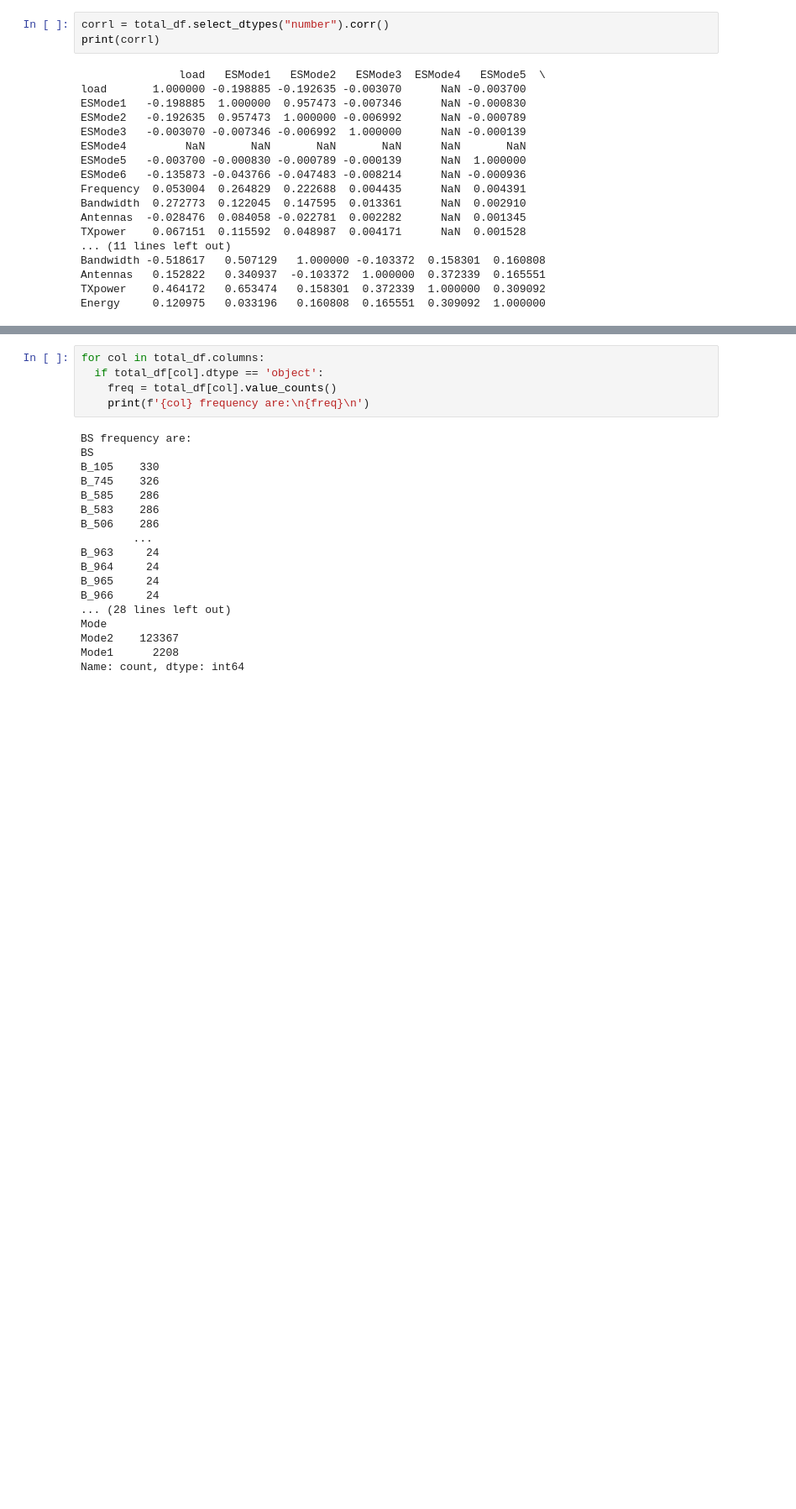
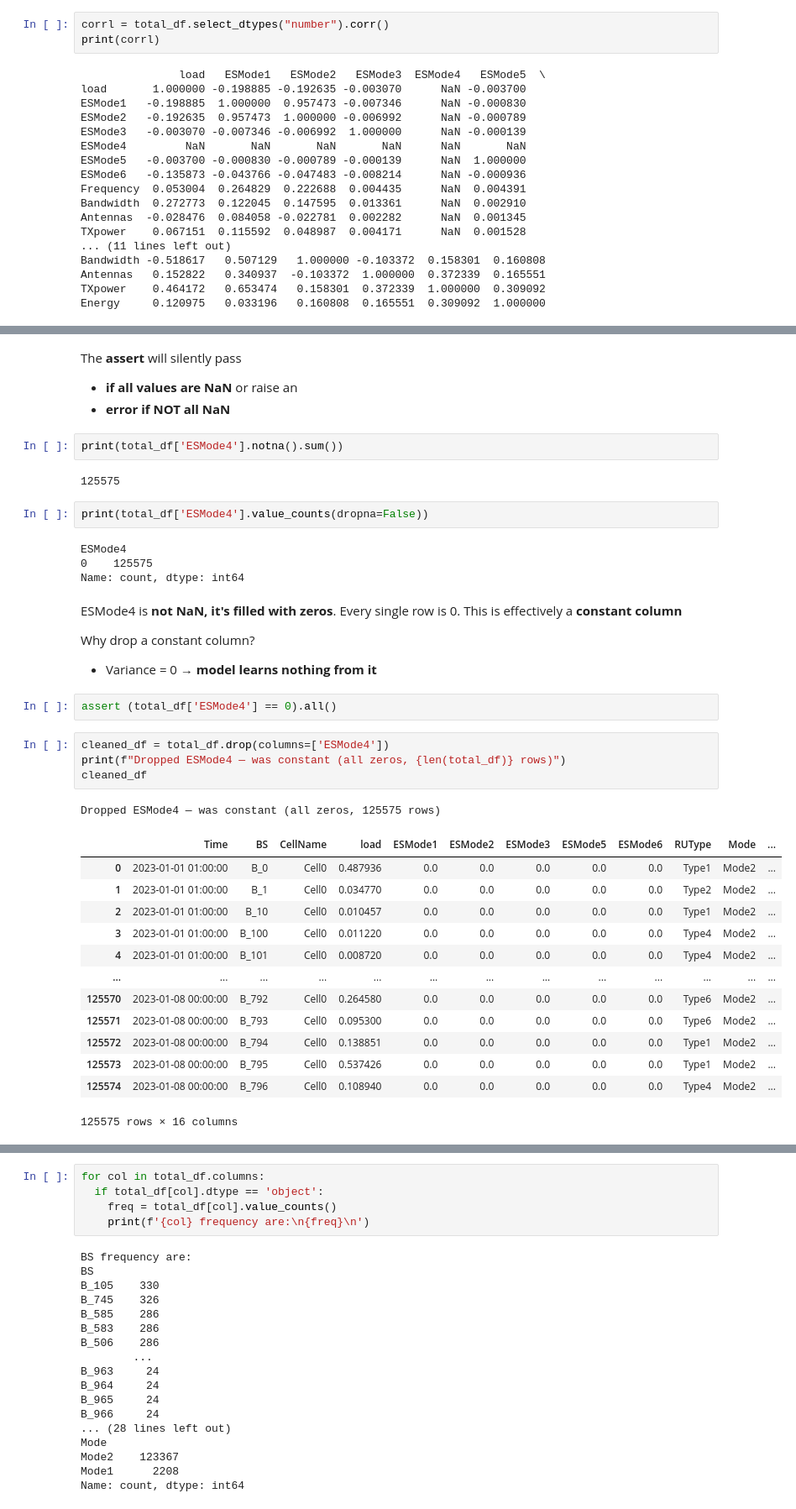
Before and after one commit to gitirom/5G-Energy-Consumption-Modelling-, a Jupyter notebook: 5G_Energy_Concumption_model.ipynb, the cells around one changed output, grey strips where cells are left out. Shown at 84% size. Saved outputs shown, nothing was run; the diff lists cells and outputs as text; blank space fills up the shorter version.

Commit message:
Work on Data Preprocessing & Feature Engineering Phase: - check nan's and constant columns like ESMode4 - check the columns redundancy

```diff
--- a/5G_Energy_Concumption_model.ipynb
+++ b/5G_Energy_Concumption_model.ipynb
@@ -280,0 +285,43 @@ Energy     0.120975   0.033196   0.160808  0.165551  0.309092  1.000000
+# %% [markdown]
+The **assert** will silently pass
+
+*   **if all values are NaN**
+ or raise an
+*   **error if NOT all NaN**
+# %%
+print(total_df['ESMode4'].notna().sum())
+# %% [output]
+125575
+# %%
+print(total_df['ESMode4'].value_counts(dropna=False))
+# %% [output]
+ESMode4
+0    125575
+Name: count, dtype: int64
+# %% [markdown]
+ESMode4 is **not NaN, it's filled with zeros**. Every single row is 0. This is effectively a **constant column**
+
+Why drop a constant column?
+
+*   Variance = 0 → **model learns nothing from it**
+# %%
+assert (total_df['ESMode4'] == 0).all()
+# %%
+cleaned_df = total_df.drop(columns=['ESMode4'])
+print(f"Dropped ESMode4 — was constant (all zeros, {len(total_df)} rows)")
+cleaned_df
+# %% [output]
+Dropped ESMode4 — was constant (all zeros, 125575 rows)
+|  | Time | BS | CellName | load | ESMode1 | ESMode2 | ESMode3 | ESMode5 | ESMode6 | RUType | Mode | ... |
+| 0 | 2023-01-01 01:00:00 | B_0 | Cell0 | 0.487936 | 0.0 | 0.0 | 0.0 | 0.0 | 0.0 | Type1 | Mode2 | ... |
+| 1 | 2023-01-01 01:00:00 | B_1 | Cell0 | 0.034770 | 0.0 | 0.0 | 0.0 | 0.0 | 0.0 | Type2 | Mode2 | ... |
+| 2 | 2023-01-01 01:00:00 | B_10 | Cell0 | 0.010457 | 0.0 | 0.0 | 0.0 | 0.0 | 0.0 | Type1 | Mode2 | ... |
+| 3 | 2023-01-01 01:00:00 | B_100 | Cell0 | 0.011220 | 0.0 | 0.0 | 0.0 | 0.0 | 0.0 | Type4 | Mode2 | ... |
+| 4 | 2023-01-01 01:00:00 | B_101 | Cell0 | 0.008720 | 0.0 | 0.0 | 0.0 | 0.0 | 0.0 | Type4 | Mode2 | ... |
+| ... | ... | ... | ... | ... | ... | ... | ... | ... | ... | ... | ... | ... |
+| 125570 | 2023-01-08 00:00:00 | B_792 | Cell0 | 0.264580 | 0.0 | 0.0 | 0.0 | 0.0 | 0.0 | Type6 | Mode2 | ... |
+| 125571 | 2023-01-08 00:00:00 | B_793 | Cell0 | 0.095300 | 0.0 | 0.0 | 0.0 | 0.0 | 0.0 | Type6 | Mode2 | ... |
+| 125572 | 2023-01-08 00:00:00 | B_794 | Cell0 | 0.138851 | 0.0 | 0.0 | 0.0 | 0.0 | 0.0 | Type1 | Mode2 | ... |
+| 125573 | 2023-01-08 00:00:00 | B_795 | Cell0 | 0.537426 | 0.0 | 0.0 | 0.0 | 0.0 | 0.0 | Type1 | Mode2 | ... |
+| 125574 | 2023-01-08 00:00:00 | B_796 | Cell0 | 0.108940 | 0.0 | 0.0 | 0.0 | 0.0 | 0.0 | Type4 | Mode2 | ... |
+125575 rows × 16 columns
```
Also changed, not shown: parts of 23 cells of this notebook.
